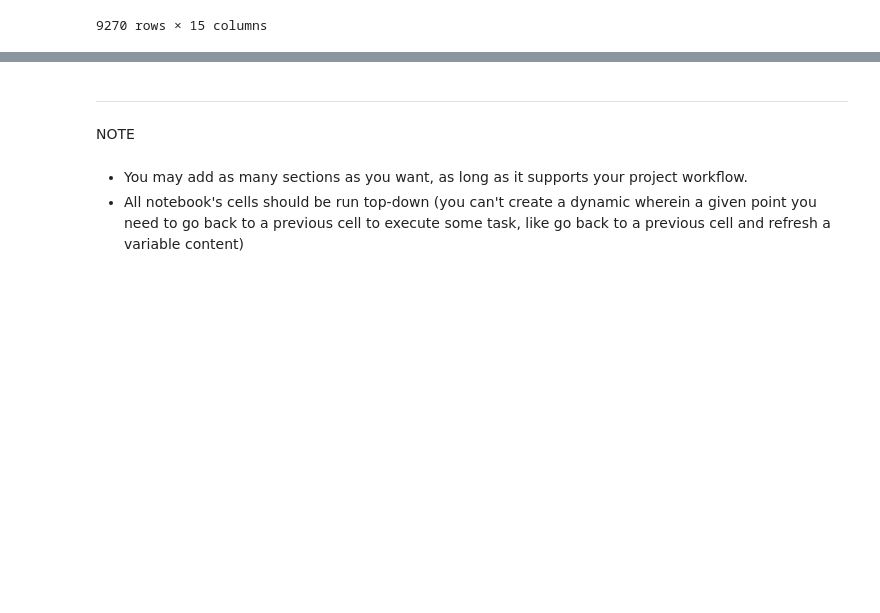
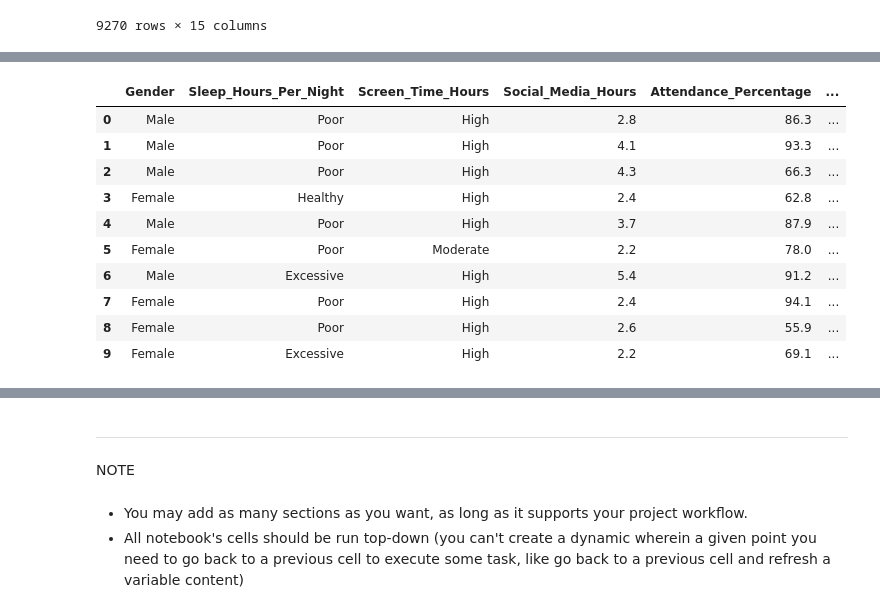
Before and after one commit to 13NateMate37/Student_Productivity_analysis, a Jupyter notebook: jupyter_notebooks/ETL.ipynb, the cells around one changed output, grey strips where cells are left out. Drawn from its saved outputs; the diff is of its cells as text; code cells hidden in the pictures; blank space fills up the shorter version.

```diff
--- a/jupyter_notebooks/ETL.ipynb
+++ b/jupyter_notebooks/ETL.ipynb
@@ -323,0 +349,26 @@ df_clean
+# %%
+# Encoding Screen time hours
+# Assumed that this value is daily, not weekly
+
+def Daily_Screen_Time(Hours):
+    if Hours <= 2:
+        return 'Low'
+    elif Hours > 2 and Hours <= 4:
+        return 'Moderate'
+    else:
+        return 'High'
+
+df_clean['Screen_Time_Hours'] = df_clean['Screen_Time_Hours'].apply(Daily_Screen_Time)
+df_clean.head(10)
+# %% [output]
+|  | Gender | Sleep_Hours_Per_Night | Screen_Time_Hours | Social_Media_Hours | Attendance_Percentage | ... |
+| 0 | Male | Poor | High | 2.8 | 86.3 | ... |
+| 1 | Male | Poor | High | 4.1 | 93.3 | ... |
+| 2 | Male | Poor | High | 4.3 | 66.3 | ... |
+| 3 | Female | Healthy | High | 2.4 | 62.8 | ... |
+| 4 | Male | Poor | High | 3.7 | 87.9 | ... |
+| 5 | Female | Poor | Moderate | 2.2 | 78.0 | ... |
+| 6 | Male | Excessive | High | 5.4 | 91.2 | ... |
+| 7 | Female | Poor | High | 2.4 | 94.1 | ... |
+| 8 | Female | Poor | High | 2.6 | 55.9 | ... |
+| 9 | Female | Excessive | High | 2.2 | 69.1 | ... |
```
Also changed, not shown: parts of 3 cells of this notebook.
